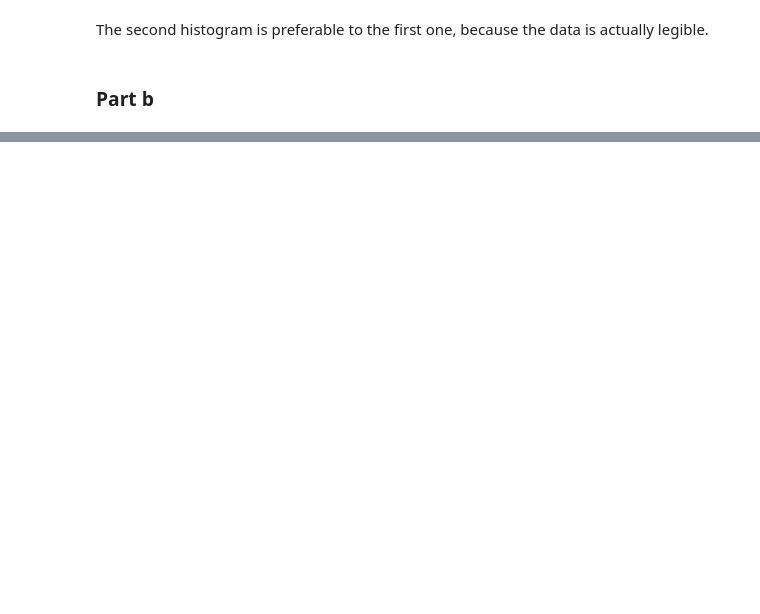
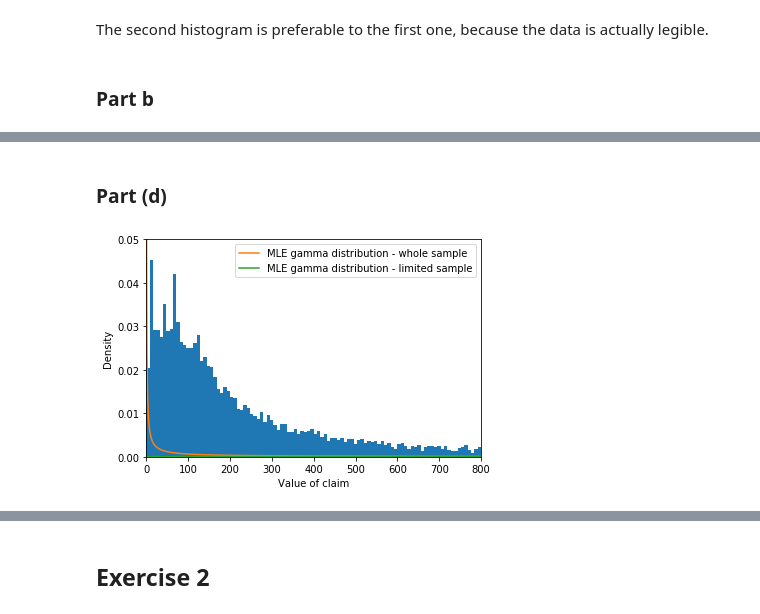
Before and after one commit to mattdbrown17/BootCamp2018, a Jupyter notebook: ProbSets/Econ/ProbSet5/Structural Estimation PSet.ipynb, the cells around one changed output, grey strips where cells are left out. Drawn from its saved outputs; the diff is of its cells as text; code cells hidden in the pictures; blank space fills up the shorter version.

```diff
--- a/ProbSets/Econ/ProbSet5/Structural Estimation PSet.ipynb
+++ b/ProbSets/Econ/ProbSet5/Structural Estimation PSet.ipynb
@@ -32,0 +186,73 @@ alpha0 = np.mean(claims)/beta0
+# %% [markdown]
+### Part (d)
+# %%
+#define clean part of f.
+claimslimited = claims[claims<800]
+
+#Define a function for the gamma distribution
+def GB2pdf(x, alpha, beta, p, q):
+    pdfval = alpha*x**(alpha*p-1) / (beta**(alpha*p)
+             *scipy.special.beta(p, q)*(1+(x/beta)**alpha)**(p+q))
+    return pdfval
+
+#Define criterion function
+def crit1d(params, args):
+    '''
+    The function to maximize (negative of sum of log-
+    likelihoods) for a vector X and parameters alpha, beta, p, q
+    '''
+    X = args
+    alpha, beta, p, q = params
+    #Get log-likelihood
+    pdfval = GB2pdf(X, alpha, beta, p, q)
+    log_pdf_val = np.log(pdfval)
+    sum_log_pdf_val = np.sum(log_pdf_val)
+    neg_sum_log_pdf_val = - sum_log_pdf_val
+    return neg_sum_log_pdf_val
+
+#Grab initial guess
+beta0 = np.var(claims)/np.mean(claims)
+alpha0 = np.mean(claims)/beta0
+p0 = 1
+q0 = 1
+
+guess = [alpha0, beta0, p0, q0]
+
+#Pull results
+bds = ((1e-5, None), (1e-5, None), (1e-5, None), (1e-5, None))
+results = opt.minimize(crit1d, guess, args = claims, bounds = bds)
+limitedresults = opt.minimize(crit1d, guess, args = claimslimited, bounds = bds)
+alpha, beta, p ,q = results.x
+alphalimited, betalimited, plimited, qlimited = limitedresults.x
+
+#define xgrid
+xgrid = np.linspace(0.01, 800, 1000)
+
+#put results into plottable grid.
+resultsgrid = GApdf(xgrid, alpha, beta)
+limitedresultsgrid = GApdf(xgrid, alphalimited, betalimited)
+
+#Plot
+plt.hist(claims[claims<800], weights = weightslimited, bins= 100)
+plt.plot(xgrid, resultsgrid, label = "MLE gamma distribution - whole sample")
+plt.plot(xgrid, limitedresultsgrid, label = "MLE gamma distribution - limited sample")
+plt.xlim(0, 800)
+plt.ylim(0, .05)
+plt.xlabel("Value of claim")
+plt.ylabel("Density")
+plt.legend()
+plt.show()
+
+#Report Results
+print(" Whole Sample: \n",
+       "alpha = ", alpha, \
+       "\n beta = ", beta, \
+       "\n p =", p, \
+       "\n q =", q, \
+       "\n Limited Sample: \n",
+       "alpha = ", alphalimited, \
+       "\n beta = ", betalimited,
+       "\n p =", plimited, \
+       "\n q =", qlimited )
+# %% [output]
+[figure, added]
@@ -32,0 +269,2 @@ alpha0 = np.mean(claims)/beta0
+# %% [markdown]
+## Exercise 2
```
Also changed, not shown: parts of 23 cells of this notebook, 1 other file.
